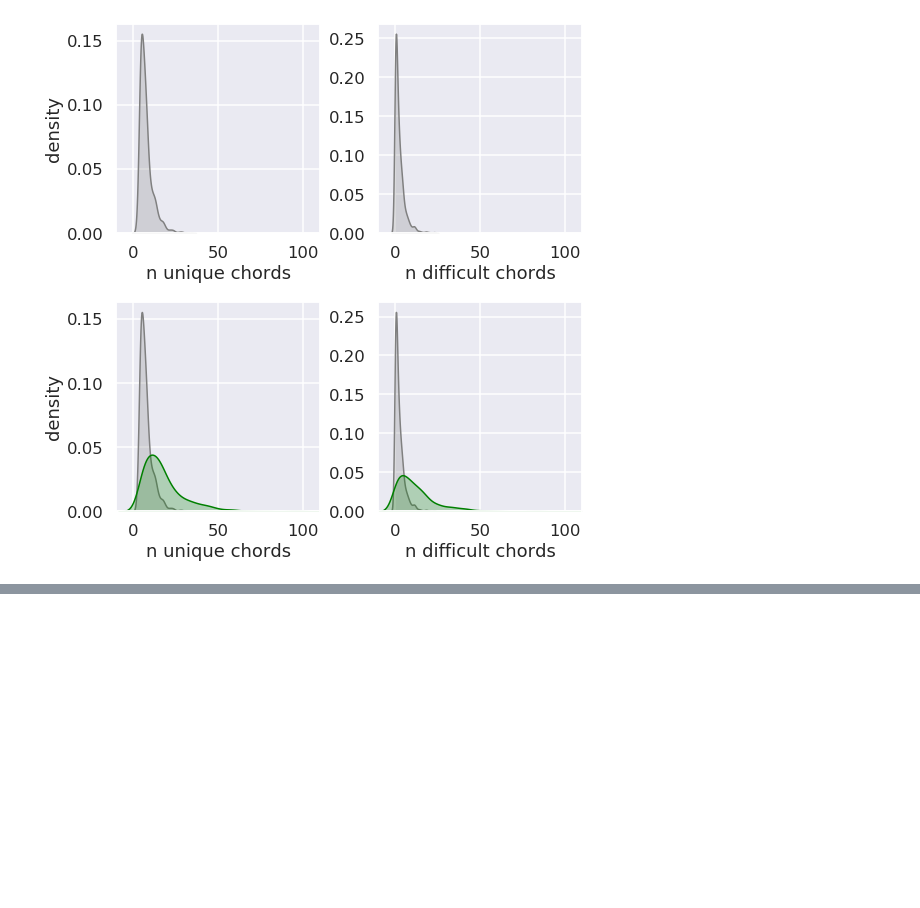
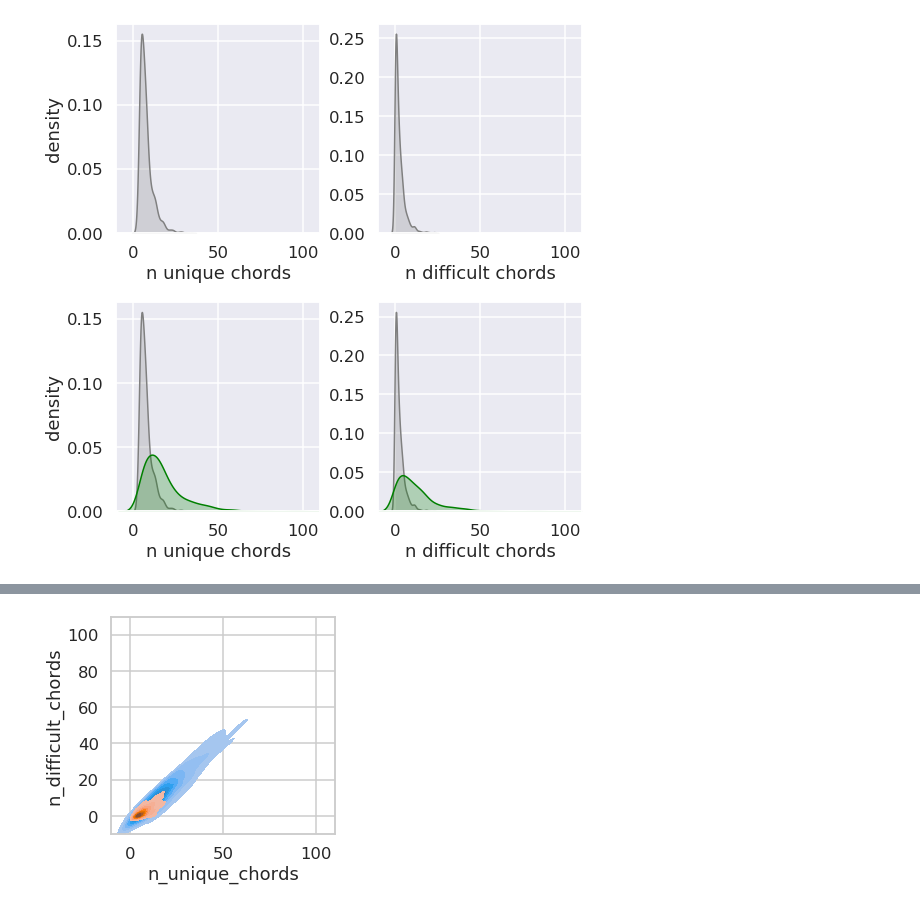
Before and after one commit to alevi813/chordRec, a Jupyter notebook: eda_for_slides.ipynb, the cells around one changed output, grey strips where cells are left out. Cells and saved outputs as stored; diff of their text form; code cells hidden in the pictures; blank space fills up the shorter version.

```diff
--- a/eda_for_slides.ipynb
+++ b/eda_for_slides.ipynb
@@ -174,0 +224,15 @@ f.savefig("adv&not.png", bbox_inches='tight', dpi=600)
+# %%
+f = plt.figure(figsize=(4, 4))
+with sns.axes_style("whitegrid"):
+    ax = f.add_subplot()
+    sns.kdeplot(allFeatures['n_unique_chords'][dummyLabel['Label_advanced']==1],
+                allFeatures['n_difficult_chords'][dummyLabel['Label_advanced']==1],
+                fill=True)
+
+    sns.kdeplot(allFeatures['n_unique_chords'][dummyLabel['Label_advanced']==0],
+            allFeatures['n_difficult_chords'][dummyLabel['Label_advanced']==0],
+            fill=True)
+    ax.set_xlim(-10,110)
+    ax.set_ylim(-10,110)
+# %% [output]
+[figure, added]
```
Also changed, not shown: parts of 10 cells of this notebook, 2 other files.
